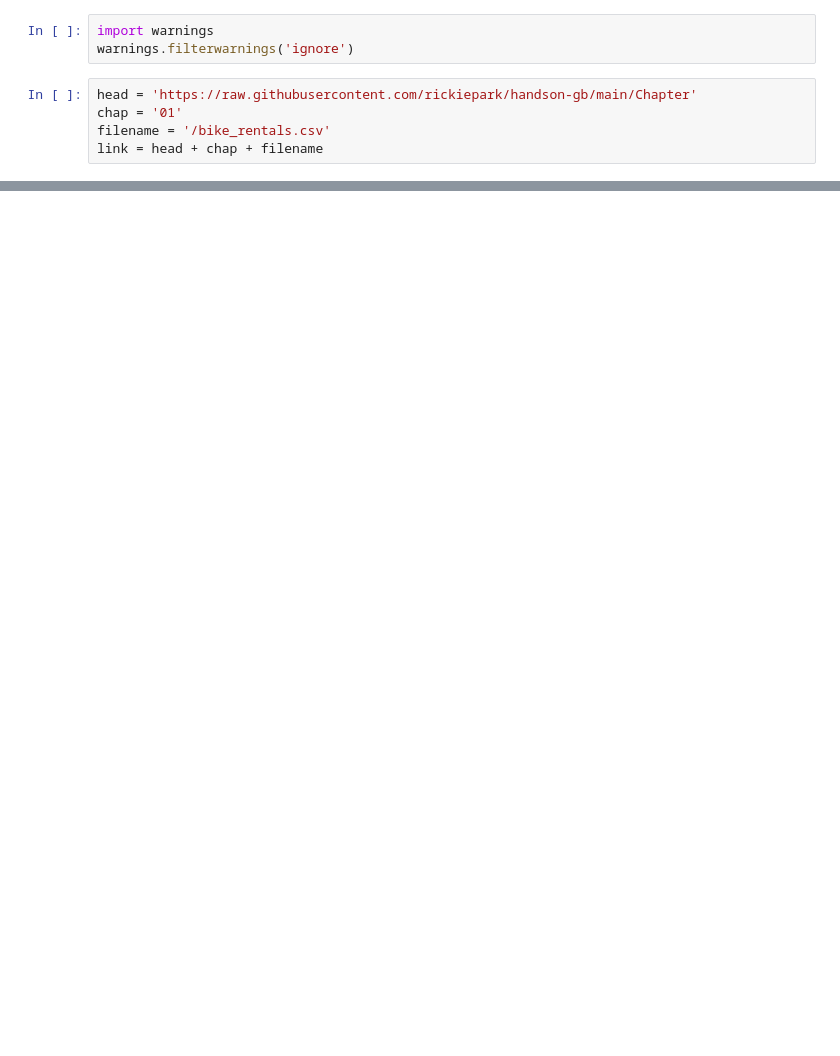
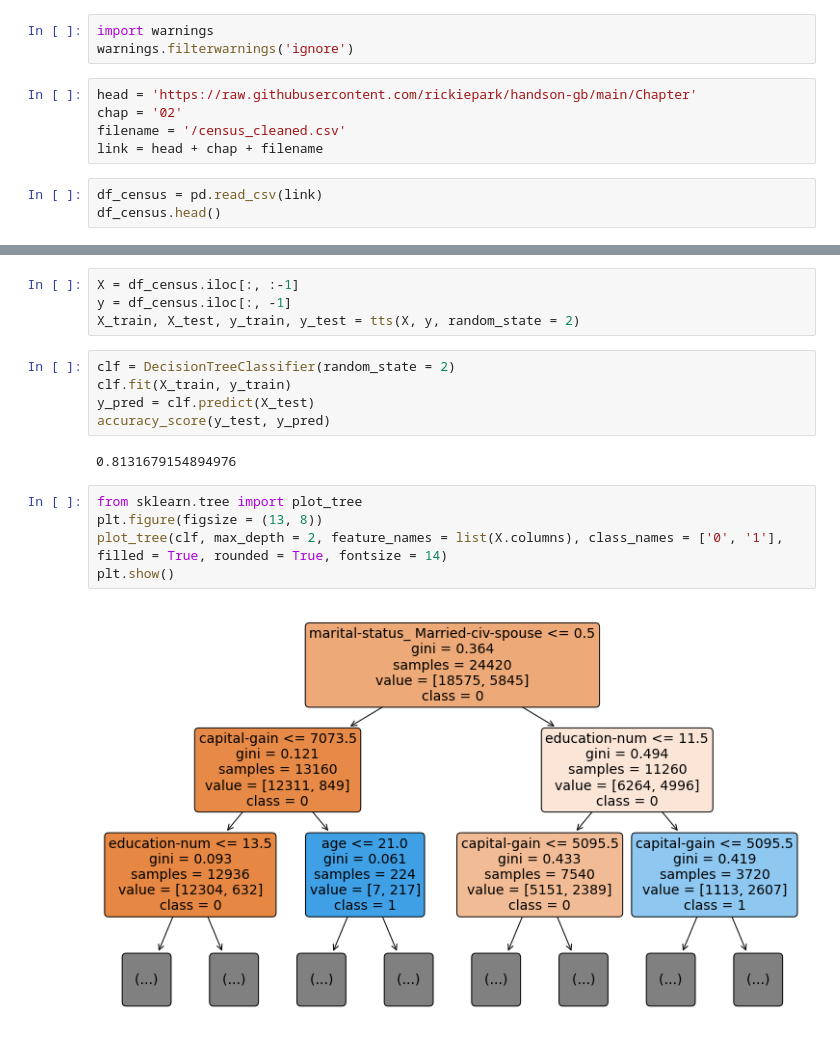
Before and after one commit to hoonzi-s/xgboost, a Jupyter notebook: 02. 결정 트리.ipynb, the cells around one changed output, grey strips where cells are left out. Drawn from its saved outputs; the diff is of its cells as text; blank space fills up the shorter version.

```diff
--- a/02. 결정 트리.ipynb
+++ b/02. 결정 트리.ipynb
@@ -17,6 +18,9 @@ import warnings
 warnings.filterwarnings('ignore')
 # %%
 head = 'https://raw.githubusercontent.com/rickiepark/handson-gb/main/Chapter'
-chap = '01'
-filename = '/bike_rentals.csv'
+chap = '02'
+filename = '/census_cleaned.csv'
 link = head + chap + filename
+# %%
+df_census = pd.read_csv(link)
+df_census.head()
@@ -22,0 +35,18 @@ link = head + chap + filename
+# %%
+X = df_census.iloc[:, :-1]
+y = df_census.iloc[:, -1]
+X_train, X_test, y_train, y_test = tts(X, y, random_state = 2)
+# %%
+clf = DecisionTreeClassifier(random_state = 2)
+clf.fit(X_train, y_train)
+y_pred = clf.predict(X_test)
+accuracy_score(y_test, y_pred)
+# %% [output]
+0.8131679154894976
+# %%
+from sklearn.tree import plot_tree
+plt.figure(figsize = (13, 8))
+plot_tree(clf, max_depth = 2, feature_names = list(X.columns), class_names = ['0', '1'], filled = True, rounded = True, fontsize = 14)
+plt.show()
+# %% [output]
+[figure, added]
```
Also changed, not shown: parts of 30 cells of this notebook.
